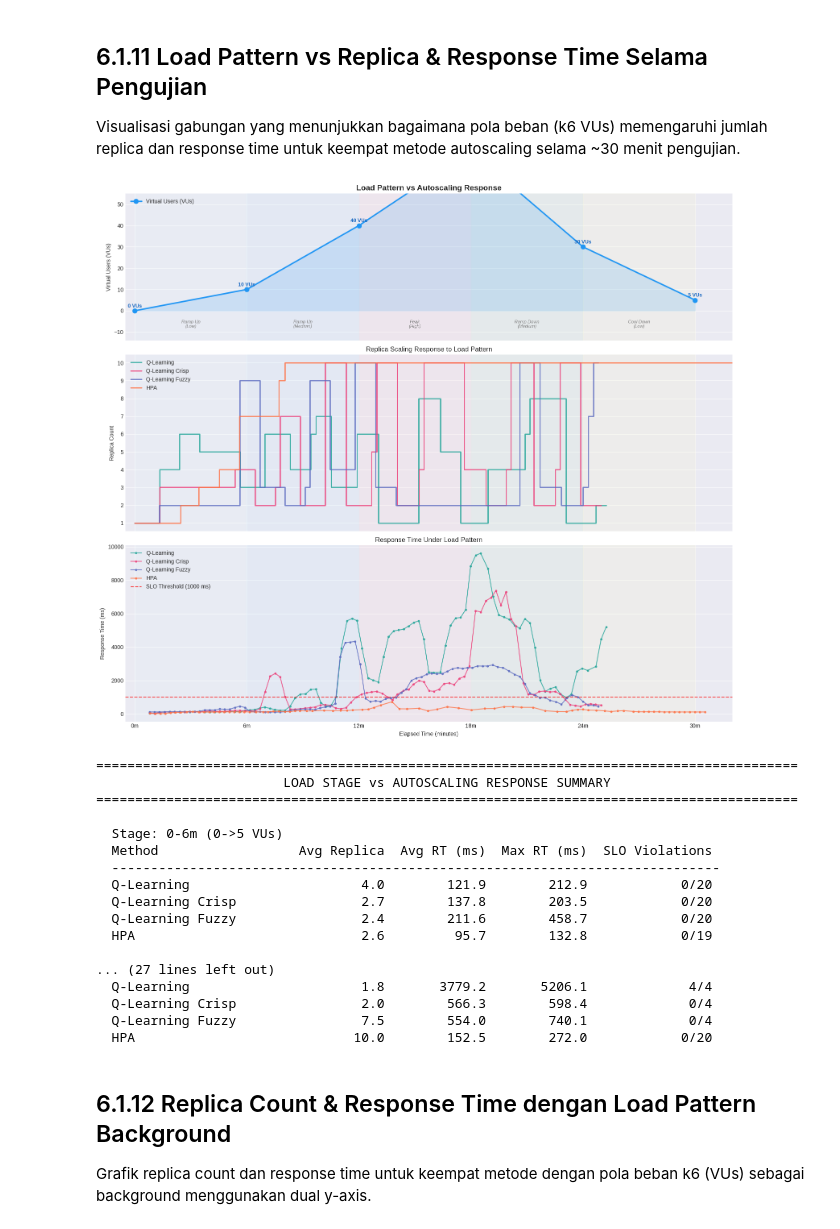
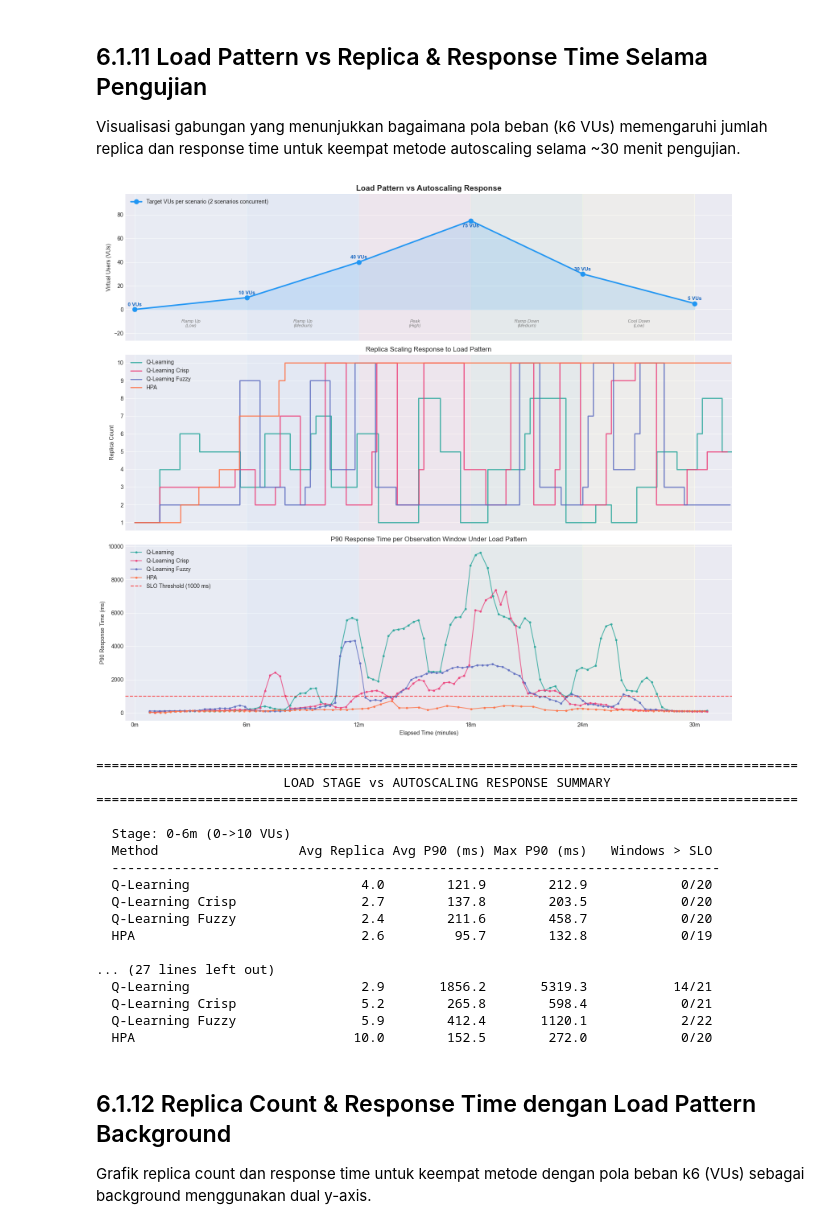
Before and after one commit to indrabrata/autoscaling-k8s-reinforcement-learning, a Jupyter notebook: analysis-dipa/testing_analysis.ipynb, the cells around one changed output. Saved outputs shown, nothing was run; the diff lists cells and outputs as text; code cells hidden in the pictures.

```diff
--- a/analysis-dipa/testing_analysis.ipynb
+++ b/analysis-dipa/testing_analysis.ipynb
@@ -35,15 +35,23 @@ print('Raw row counts:')
 for k in METHODS:
     print(f'  {LABELS[k]:<20}: {len(dfs[k])} rows')
 
-# Trim all datasets to the smallest row count for fair comparison
-min_rows = min(len(dfs[k]) for k in METHODS)
-for k in METHODS:
-    dfs[k] = dfs[k].iloc[:min_rows].reset_index(drop=True)
-print(f'\nTrimmed to {min_rows} rows (smallest dataset)')
-
 # Use elapsed time (seconds from start) for x-axis alignment
 for k in METHODS:
     dfs[k]['elapsed_s'] = (dfs[k]['timestamp'] - dfs[k]['timestamp'].iloc[0]).dt.total_seconds()
+
+# Trim on a COMMON TIME HORIZON, not on a common row count.
+#
+# The collector samples every ~COLLECT_INTERVAL seconds, but the effective cadence
+# differs per run (RL runs ~16.2 s/row, HPA ~17.3 s/row, plus occasional gaps), so
+# an equal number of rows does NOT mean equal wall-clock coverage. Cutting every run
+# to the smallest row count (92) would end the RL runs at ~1500 s while HPA keeps its
+# full ~1947 s - the RL runs would lose the k6 ramp-down stage, which is exactly their
+# best-latency period, inflating their SLO violation rate by 6-9 pp. Aligning on
+# elapsed time keeps every method on the same slice of the load profile.
+HORIZON_S = min(dfs[k]['elapsed_s'].max() for k in METHODS)
+for k in METHODS:
+    dfs[k] = dfs[k].loc[dfs[k]['elapsed_s'] <= HORIZON_S].reset_index(drop=True)
+print(f'\nTrimmed to a common horizon of {HORIZON_S:.0f}s ({HORIZON_S / 60:.1f} min)')
 
 print('\nAfter trimming:')
 for k in METHODS:
@@ -449,23 +542,8 @@ HPA                        55.4%       44.6%         0.0%      100.0%        0.0
 
 Visualisasi gabungan yang menunjukkan bagaimana pola beban (k6 VUs) memengaruhi jumlah replica dan response time untuk keempat metode autoscaling selama ~30 menit pengujian.
 # %%
-# k6 ramping-vus stages (from agent-dipa/load-resource-intensive-ii/k6-test-*.js)
-k6_stages = [
-    {"duration_min": 6, "target": 10},
-    {"duration_min": 6, "target": 40},
-    {"duration_min": 6, "target": 75},
-    {"duration_min": 6, "target": 30},
-    {"duration_min": 6, "target": 5},
-]
-
-# Build k6 load pattern time series
-k6_times_min = [0]
-k6_vus = [0]  # startVUs = 0
-t = 0
-for stage in k6_stages:
-    t += stage["duration_min"]
-    k6_times_min.append(t)
-    k6_vus.append(stage["target"])
+# k6_stages / k6_times_min / k6_vus / VU_MAX / stage_colors / stage_labels are
+# defined once in the "Pola Beban Pengujian (k6 ramping-vus)" cell near the top.
 
 # Convert elapsed_s to elapsed_min for testing data
 for k in METHODS:
@@ -475,10 +553,6 @@ for k in METHODS:
 fig, axes = plt.subplots(3, 1, figsize=(16, 14), sharex=True,
                           gridspec_kw={'height_ratios': [1, 1.2, 1.2]})
 
-# Stage colors and labels for background shading (5 stages)
-stage_colors = ['#E3F2FD', '#BBDEFB', '#FFCDD2', '#C8E6C9', '#FFF9C4']
-stage_labels = ['Ramp Up\n(Low)', 'Ramp Up\n(Medium)', 'Peak\n(High)', 'Ramp Down\n(Medium)', 'Cool Down\n(Low)']
-
 # Apply stage shading to all panels
 for ax in axes:
     for i in range(len(k6_stages)):
@@ -487,7 +561,7 @@ for ax in axes:
 # ---- Panel 1: Load Pattern (VUs) ----
 ax = axes[0]
 ax.plot(k6_times_min, k6_vus, marker='o', linewidth=2.5, color='#2196F3',
-        markersize=8, zorder=3, label='Virtual Users (VUs)')
+        markersize=8, zorder=3, label='Target VUs per scenario (2 scenarios concurrent)')
 ax.fill_between(k6_times_min, k6_vus, alpha=0.15, color='#2196F3')
 
 # Annotate VU targets
@@ -499,11 +573,12 @@ for i, (t_val, v) in enumerate(zip(k6_times_min, k6_vus)):
 # Stage labels at bottom of panel 1
 for i in range(len(k6_stages)):
     mid = (k6_times_min[i] + k6_times_min[i+1]) / 2
-    ax.text(mid, -8, stage_labels[i], ha='center', fontsize=8, style='italic', color='gray')
+    ax.text(mid, -0.20 * VU_MAX, stage_labels[i], ha='center', fontsize=8, style='italic', color='gray')
 
 ax.set_ylabel('Virtual Users (VUs)')
 ax.set_title('Load Pattern vs Autoscaling Response', fontsize=14, fontweight='bold')
-ax.set_ylim(-14, 55)
+# Derive the limits from the data so the peak and its annotation always fit.
+ax.set_ylim(-0.35 * VU_MAX, VU_MAX * 1.30)
 ax.legend(loc='upper left')
 
 # ---- Panel 2: Replica Count ----
@@ -529,8 +604,8 @@ for key, df, label in datasets:
 ax.axhline(y=SLO_THRESHOLD, color='red', linestyle='--', linewidth=1.5, alpha=0.7,
            label=f'SLO Threshold ({SLO_THRESHOLD} ms)')
 ax.set_xlabel('Elapsed Time (minutes)')
-ax.set_ylabel('Response Time (ms)')
-ax.set_title('Response Time Under Load Pattern')
+ax.set_ylabel('P90 Response Time (ms)')
+ax.set_title('P90 Response Time per Observation Window Under Load Pattern')
 ax.legend(loc='upper left')
 
 # Shared x-axis ticks at stage boundaries
@@ -540,43 +615,43 @@ for ax in axes:
     ax.set_xlim(-0.5, max(k6_times_min) + 2)
 
 plt.tight_layout()
 plt.show()
 
 # --- Summary: reaction per stage ---
 stage_boundaries = list(zip(k6_times_min[:-1], k6_times_min[1:]))
-stage_names = ['0-6m (0->5 VUs)', '6-12m (5->15 VUs)', '12-18m (15->40 VUs)',
-               '18-24m (40->15 VUs)', '24-30m (15->5 VUs)']
+stage_names = ['0-6m (0->10 VUs)', '6-12m (10->40 VUs)', '12-18m (40->75 VUs)',
+               '18-24m (75->30 VUs)', '24-30m (30->5 VUs)']
 
 print(f'\n{"=" * 90}')
 print(f'{"LOAD STAGE vs AUTOSCALING RESPONSE SUMMARY":^90}')
 print(f'{"=" * 90}')
 
 for stage_name, (t_start, t_end) in zip(stage_names, stage_boundaries):
     print(f'\n  Stage: {stage_name}')
-    print(f'  {"Method":<22} {"Avg Replica":>12} {"Avg RT (ms)":>12} {"Max RT (ms)":>12} {"SLO Violations":>15}')
+    print(f'  {"Method":<22} {"Avg Replica":>12} {"Avg P90 (ms)":>12} {"Max P90 (ms)":>12} {"Windows > SLO":>15}')
     print(f'  {"-" * 78}')
     for key, df, label in datasets:
         mask = (df['elapsed_min'] >= t_start) & (df['elapsed_min'] < t_end)
         stage_df = df.loc[mask]
         if len(stage_df) == 0:
             print(f'  {label:<22} {"N/A":>12} {"N/A":>12} {"N/A":>12} {"N/A":>15}')
             continue
         avg_rep = stage_df['replica_state'].mean()
         rt_valid = stage_df.loc[stage_df['response_time_ms'].notna() & (stage_df['response_time_ms'] > 0), 'response_time_ms']
         avg_rt = rt_valid.mean() if len(rt_valid) > 0 else 0
         max_rt = rt_valid.max() if len(rt_valid) > 0 else 0
         violations = (rt_valid > SLO_THRESHOLD).sum() if len(rt_valid) > 0 else 0
         total_valid = len(rt_valid)
         viol_str = f'{violations}/{total_valid}' if total_valid > 0 else 'N/A'
         print(f'  {label:<22} {avg_rep:>12.1f} {avg_rt:>12.1f} {max_rt:>12.1f} {viol_str:>15}')
 # %% [output]
-[figure, old version]
+[figure, new version]
 ==========================================================================================
                         LOAD STAGE vs AUTOSCALING RESPONSE SUMMARY
 ==========================================================================================
 
-  Stage: 0-6m (0->5 VUs)
-  Method                  Avg Replica  Avg RT (ms)  Max RT (ms)  SLO Violations
+  Stage: 0-6m (0->10 VUs)
+  Method                  Avg Replica Avg P90 (ms) Max P90 (ms)   Windows > SLO
   ------------------------------------------------------------------------------
   Q-Learning                      4.0        121.9        212.9            0/20
   Q-Learning Crisp                2.7        137.8        203.5            0/20
@@ -584,9 +659,9 @@ for stage_name, (t_start, t_end) in zip(stage_names, stage_boundaries):
   HPA                             2.6         95.7        132.8            0/19
 
 ... (27 lines left out)
-  Q-Learning                      1.8       3779.2       5206.1             4/4
-  Q-Learning Crisp                2.0        566.3        598.4             0/4
-  Q-Learning Fuzzy                7.5        554.0        740.1             0/4
+  Q-Learning                      2.9       1856.2       5319.3           14/21
+  Q-Learning Crisp                5.2        265.8        598.4            0/21
+  Q-Learning Fuzzy                5.9        412.4       1120.1            2/22
   HPA                            10.0        152.5        272.0            0/20
 # %% [markdown]
 ## 6.1.12 Replica Count & Response Time dengan Load Pattern Background
```
Also changed, not shown: parts of 15 cells of this notebook, 1 other file.
